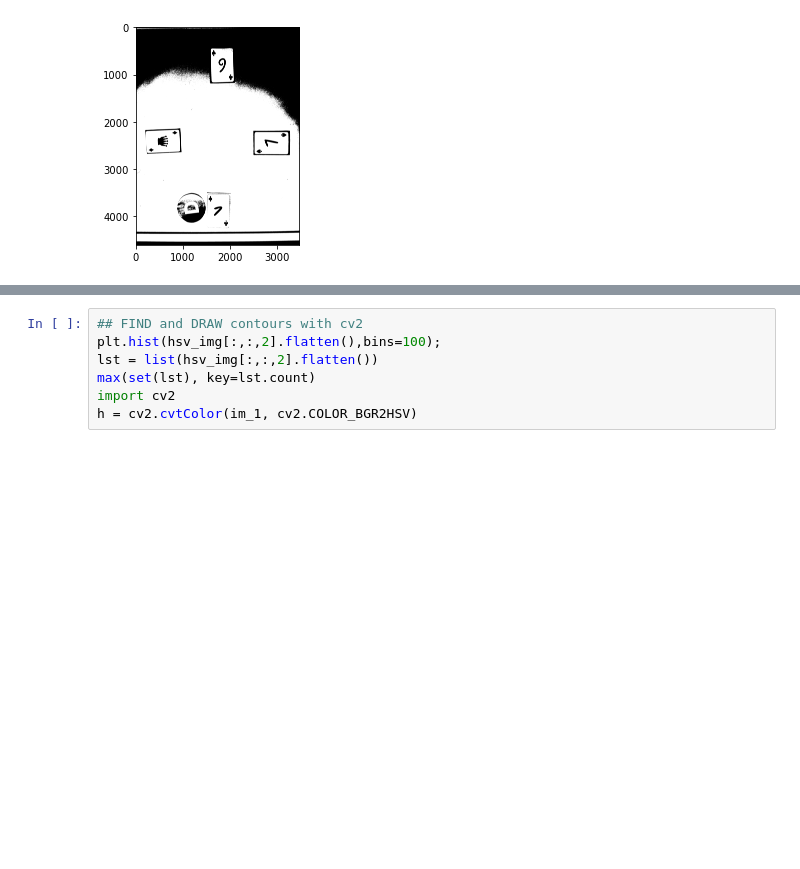
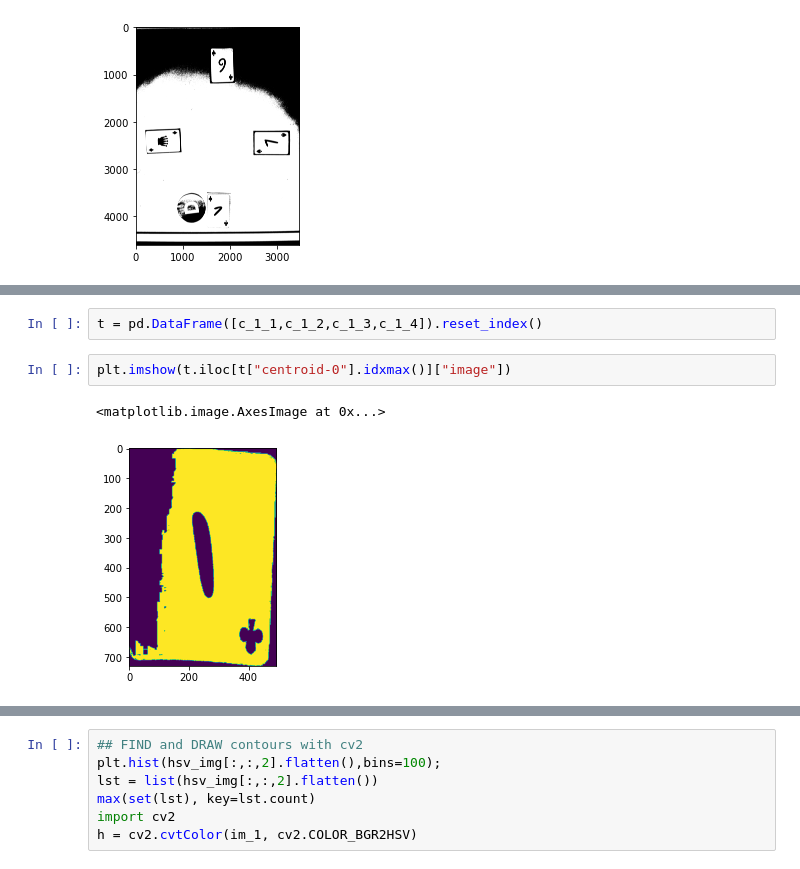
Before and after one commit to Ghalicb/IAPR-squad-lab, a Jupyter notebook: project/project.ipynb, the cells around one changed output, grey strips where cells are left out. Cells and saved outputs as stored; diff of their text form; blank space fills up the shorter version.

```diff
--- a/project/project.ipynb
+++ b/project/project.ipynb
@@ -321,0 +332,7 @@ from skimage.morphology import binary_opening
+# %%
+t = pd.DataFrame([c_1_1,c_1_2,c_1_3,c_1_4]).reset_index()
+# %%
+plt.imshow(t.iloc[t["centroid-0"].idxmax()]["image"])
+# %% [output]
+<matplotlib.image.AxesImage at 0x...>
+[figure, added]
```
Also changed, not shown: parts of 78 cells of this notebook, 2 other files.
